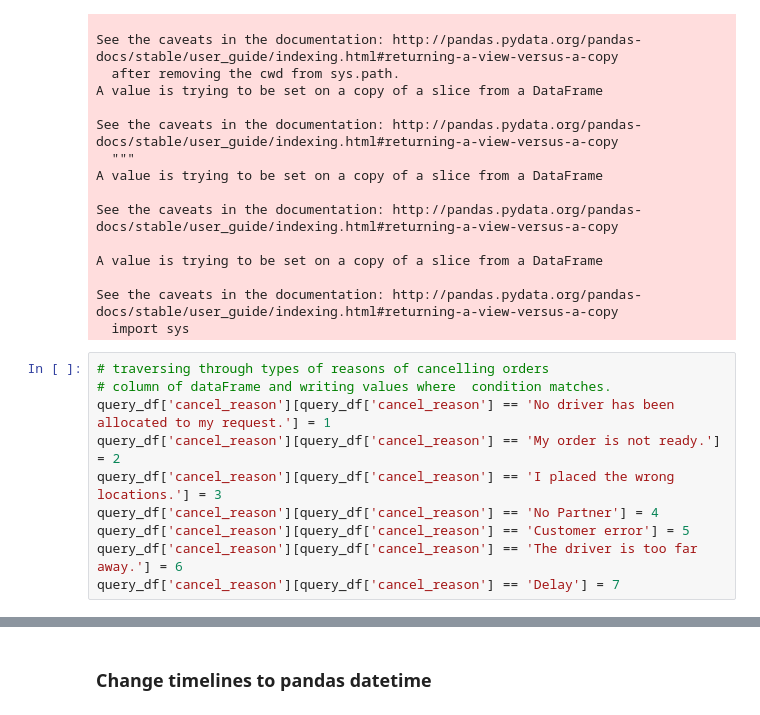
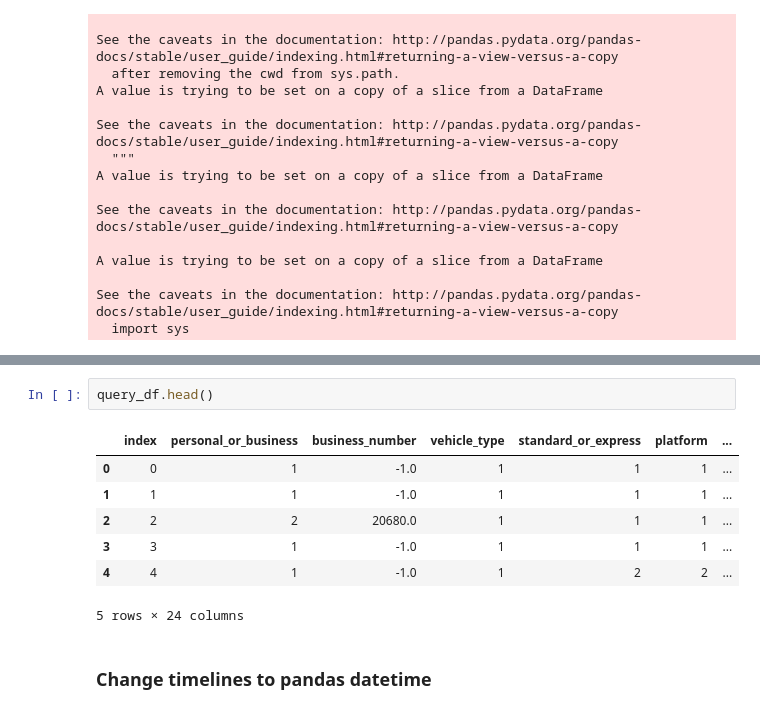
Before and after one commit to Dancilla/Challenges, a Jupyter notebook: Sendy/Sendy_notebooks/Predicting Cancellation Orders.ipynb, the cells around one changed output, grey strips where cells are left out. Cells and saved outputs as stored; diff of their text form.

```diff
--- a/Sendy/Sendy_notebooks/Predicting Cancellation Orders.ipynb
+++ b/Sendy/Sendy_notebooks/Predicting Cancellation Orders.ipynb
@@ -190,13 +175,3 @@ A value is trying to be set on a copy of a slice from a DataFrame
 
 See the caveats in the documentation: http://pandas.pydata.org/pandas-docs/stable/user_guide/indexing.html#returning-a-view-versus-a-copy
   import sys
-# %%
-# traversing through types of reasons of cancelling orders
-# column of dataFrame and writing values where  condition matches.
-query_df['cancel_reason'][query_df['cancel_reason'] == 'No driver has been allocated to my request.'] = 1
-query_df['cancel_reason'][query_df['cancel_reason'] == 'My order is not ready.'] = 2
-query_df['cancel_reason'][query_df['cancel_reason'] == 'I placed the wrong locations.'] = 3
-query_df['cancel_reason'][query_df['cancel_reason'] == 'No Partner'] = 4
-query_df['cancel_reason'][query_df['cancel_reason'] == 'Customer error'] = 5
-query_df['cancel_reason'][query_df['cancel_reason'] == 'The driver is too far away.'] = 6
-query_df['cancel_reason'][query_df['cancel_reason'] == 'Delay'] = 7
@@ -221,3 +204,13 @@ See the caveats in the documentation: http://pandas.pydata.org/pandas-docs/stabl
+# %%
+query_df.head()
+# %% [output]
+|  | index | personal_or_business | business_number | vehicle_type | standard_or_express | platform | ... |
+| 0 | 0 | 1 | -1.0 | 1 | 1 | 1 | ... |
+| 1 | 1 | 1 | -1.0 | 1 | 1 | 1 | ... |
+| 2 | 2 | 2 | 20680.0 | 1 | 1 | 1 | ... |
+| 3 | 3 | 1 | -1.0 | 1 | 1 | 1 | ... |
+| 4 | 4 | 1 | -1.0 | 1 | 2 | 2 | ... |
+5 rows × 24 columns
 # %% [markdown]
 ### Change timelines to pandas datetime
 # %%
```
Also changed, not shown: parts of 25 cells of this notebook.
